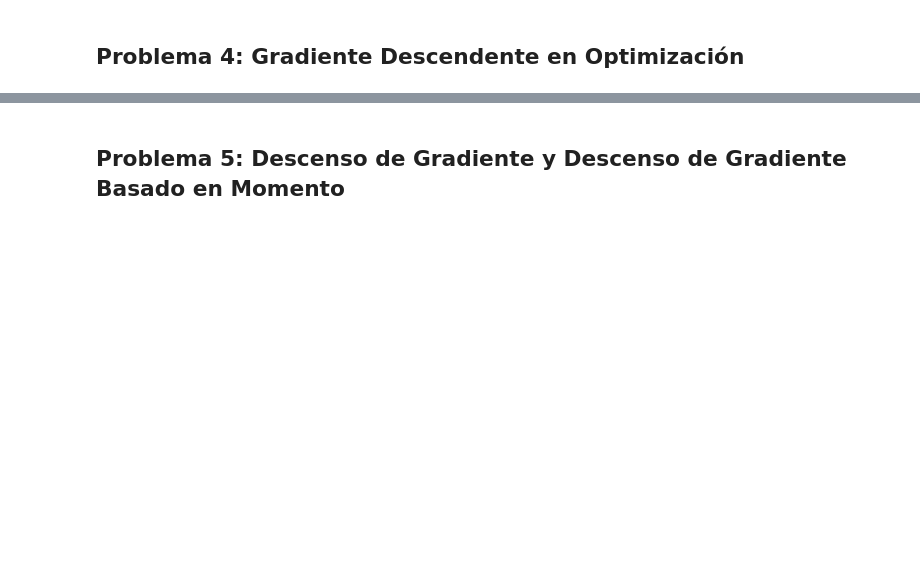
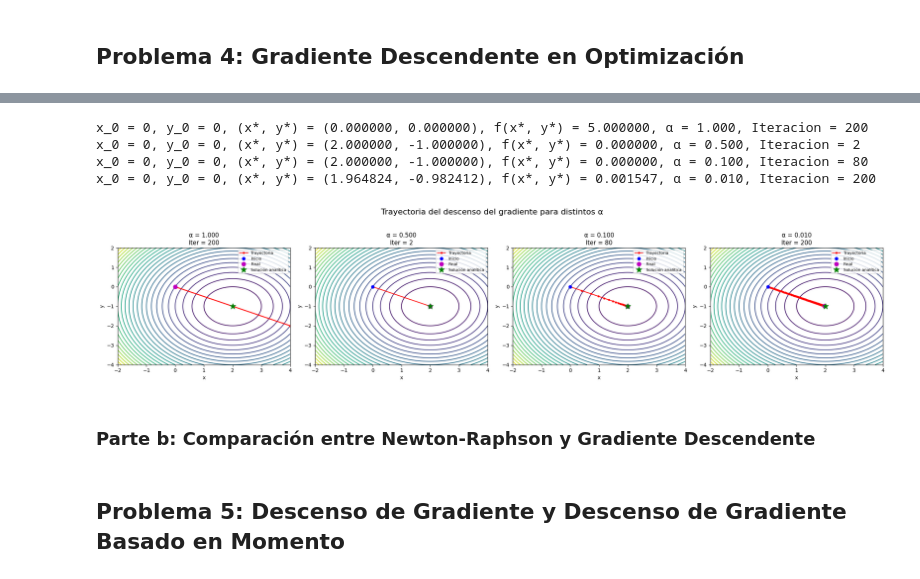
Before and after one commit to S302-prog/Lab3-MOS, a Jupyter notebook: Lab3_Completo_spalma_mscastillo.ipynb, the cells around one changed output, grey strips where cells are left out. Cells and saved outputs as stored; diff of their text form; code cells hidden in the pictures; blank space fills up the shorter version.

Commit message:
Punto 3B y 4A terminados

```diff
--- a/Lab3_Completo_spalma_mscastillo.ipynb
+++ b/Lab3_Completo_spalma_mscastillo.ipynb
@@ -296,2 +377,80 @@ plt.show()
+# %%
+import sympy as sp
+import numpy as np
+import matplotlib.pyplot as plt
+
+# Definimos los simbolos y la funcion
+x = sp.symbols('x')
+y = sp.symbols('y')
+funcion = (x - 2)**2 + (y + 1)**2
+
+# Calculamos la primera derivada
+gradiente = [sp.diff(funcion, var) for var in (x, y)]
+
+# Convertimos las funciones a funciones numpy para evaluarlas
+funcion_np = sp.lambdify((x, y), funcion, 'numpy')
+gradiente_np = sp.lambdify((x, y), gradiente, 'numpy')
+
+def descenso_gradiente(gradiente_np, x_0, y_0, alpha, tol = 1e-7, iteraciones = 200):
+    x_k, y_k = x_0, y_0
+    trayectoria = [(x_k, y_k)]
+    normas = []
+
+    for k in range(iteraciones):
+        gradiente_xy = np.array(gradiente_np(x_k, y_k))
+        gradiente_xy_norma = np.linalg.norm(gradiente_xy)
+        normas.append(gradiente_xy_norma)
+
+        if gradiente_xy_norma < tol:
+            return (x_k, y_k), trayectoria, normas, k+1
+
+        x_k, y_k = x_k - alpha * gradiente_xy[0], y_k - alpha * gradiente_xy[1]
+        trayectoria.append((x_k, y_k))
+
+    return (x_k, y_k), trayectoria, normas, iteraciones
+
+# Determinamos los diferentes valores iniciales de alpha y los puntos iniciales
+x_0, y_0 = 0, 0
+alphas = [1.0, 0.5, 0.1, 0.01]
+resultados = []
+
+for alpha in alphas:
+    (x_min, y_min), trayectoria, normas, iteraciones = descenso_gradiente(gradiente_np, x_0, y_0, alpha)
+    f_min = funcion_np(x_min, y_min)
+    resultados.append((alpha, x_min, y_min, f_min, trayectoria, iteraciones))
+    print(f"x_0 = {x_0}, y_0 = {y_0}, (x*, y*) = ({x_min:.6f}, {y_min:.6f}), f(x*, y*) = {f_min:.6f}, α = {alpha:.3f}, Iteracion = {iteraciones}")
+# %% [output]
+x_0 = 0, y_0 = 0, (x*, y*) = (0.000000, 0.000000), f(x*, y*) = 5.000000, α = 1.000, Iteracion = 200
+x_0 = 0, y_0 = 0, (x*, y*) = (2.000000, -1.000000), f(x*, y*) = 0.000000, α = 0.500, Iteracion = 2
+x_0 = 0, y_0 = 0, (x*, y*) = (2.000000, -1.000000), f(x*, y*) = 0.000000, α = 0.100, Iteracion = 80
+x_0 = 0, y_0 = 0, (x*, y*) = (1.964824, -0.982412), f(x*, y*) = 0.001547, α = 0.010, Iteracion = 200
+# %%
+x_vals = np.linspace(-2, 4, 100)
+y_vals = np.linspace(-4, 2, 100)
+X, Y = np.meshgrid(x_vals, y_vals)
+Z = funcion_np(X, Y)
+
+fig, axes = plt.subplots(1, len(alphas), figsize=(22, 5))
+
+for i, (alpha, x_min, y_min, f_min, trayectoria, iteraciones) in enumerate(resultados):
+    ax = axes[i]
+    ax.contour(X, Y, Z, levels=30, cmap='viridis')
+    trayectoria = np.array(trayectoria)
+    ax.plot(trayectoria[:, 0], trayectoria[:, 1], 'r.-', label='Trayectoria')
+    ax.plot(x_0, y_0, 'bo', label='Inicio')
+    ax.plot(x_min, y_min, 'mo', markersize=8, label='Final')
+    ax.plot(2, -1, 'g*', markersize=12, label='Solución analitica')
+    ax.set_title(f'α = {alpha:.3f}\nIter = {iteraciones}')
+    ax.set_xlabel('x')
+    ax.set_ylabel('y')
+    ax.legend(fontsize=8)
+
+plt.suptitle('Trayectoria del descenso del gradiente para distintos α', fontsize=16)
+plt.tight_layout(rect=[0, 0, 1, 0.95])
+plt.show()
+# %% [output]
+[figure, added]
+# %% [markdown]
+### Parte b: Comparación entre Newton-Raphson y Gradiente Descendente
 # %% [markdown]
 ## Problema 5: Descenso de Gradiente y Descenso de Gradiente Basado en Momento
```
Also changed, not shown: parts of 11 cells of this notebook.
